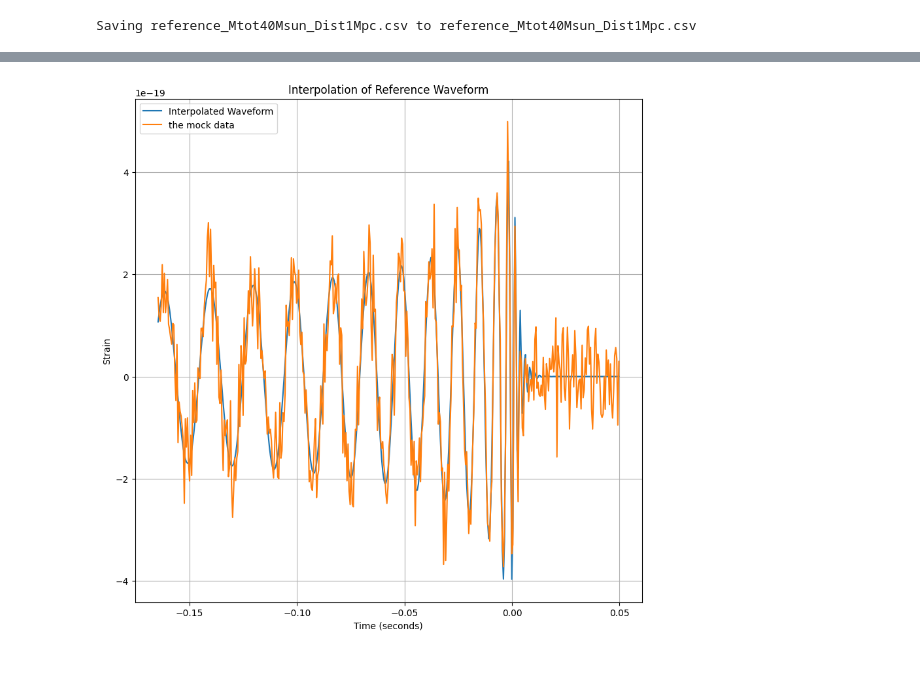
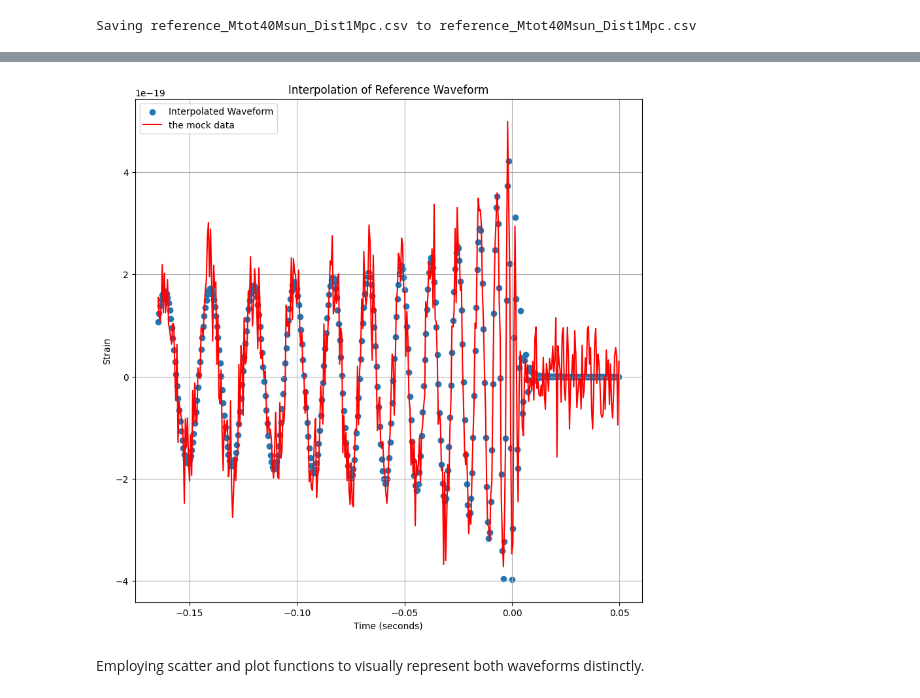
Before and after one commit to nmathew96/Turbolist3r, a Jupyter notebook: Answers_for_CA2.ipynb, the cells around one changed output, grey strips where cells are left out. Cells and saved outputs as stored; diff of their text form; code cells hidden in the pictures; blank space fills up the shorter version.

```diff
--- a/Answers_for_CA2.ipynb
+++ b/Answers_for_CA2.ipynb
@@ -138,34 +258,35 @@ Name: time (s), Length: 440, dtype: float64
 # %%
 import pandas as pd
 import matplotlib.pyplot as plt
 from scipy.interpolate import interp1d
 import numpy as np
 
 
+#bringing out the values from refernce data and mock data both are  mass 40 Msun Distance 1Mpc
 
-ref_x = reference_Mtot40Msun_Dist1Mpc_df['time (s)'].values
-ref_y = reference_Mtot40Msun_Dist1Mpc_df['strain'].values
+reference_Mtot40Msun_Dist1Mpc_df_t = reference_Mtot40Msun_Dist1Mpc_df['time (s)'].values
+reference_Mtot40Msun_Dist1Mpc_df_s = reference_Mtot40Msun_Dist1Mpc_df['strain'].values
+
+mockData_Mtot40Msun_Dist1Mpc_df_t = mockData_Mtot40Msun_Dist1Mpc_df['time (s)'].values
+mockData_Mtot40Msun_Dist1Mpc_df_s = mockData_Mtot40Msun_Dist1Mpc_df['strain'].values
 
 
-data_x = mockData_Mtot40Msun_Dist1Mpc_df['time (s)'].values
-data_y = mockData_Mtot40Msun_Dist1Mpc_df['strain'].values
+# get interpolation object using a reference waveform with ref_x (time) and ref_y (strain).
+interp_function = interp1d(reference_Mtot40Msun_Dist1Mpc_df_t ,reference_Mtot40Msun_Dist1Mpc_df_s,bounds_error=False)
+# now interpolate the data waveform
+interp_strain = interp_function(mockData_Mtot40Msun_Dist1Mpc_df_t)
 
-
-interpolated_strains = []
-for index in range(len(ref_x)):
-  # get interpolation object using a reference waveform with ref_x (time) and ref_y (strain).
-  interp_fn = interp1d(ref_x,ref_y,bounds_error=False)
-  # now interpolate the data waveform
-  interp_strain = interp_fn(data_x)
-# plot
+# plotting both the reference and the mock data
 plt.figure(figsize=(10, 10))
-plt.plot(data_x, interp_strain, label='Interpolated Waveform')
-plt.plot(mockData_Mtot40Msun_Dist1Mpc_df ['time (s)'], mockData_Mtot40Msun_Dist1Mpc_df ['strain'], label='the mock data')
+plt.scatter(mockData_Mtot40Msun_Dist1Mpc_df_t, interp_strain, label='Interpolated Waveform')
+plt.plot(mockData_Mtot40Msun_Dist1Mpc_df_t, mockData_Mtot40Msun_Dist1Mpc_df_s,color='red' ,label='the mock data')
 plt.title('Interpolation of Reference Waveform')
 plt.xlabel('Time (seconds)')
 plt.ylabel('Strain')
 plt.legend()
 plt.grid(True)
 plt.show()
 # %% [output]
-[figure, old version]
+[figure, new version]
+# %% [markdown]
+Employing scatter and plot functions to visually represent both waveforms distinctly.
```
Also changed, not shown: parts of 115 cells of this notebook.
